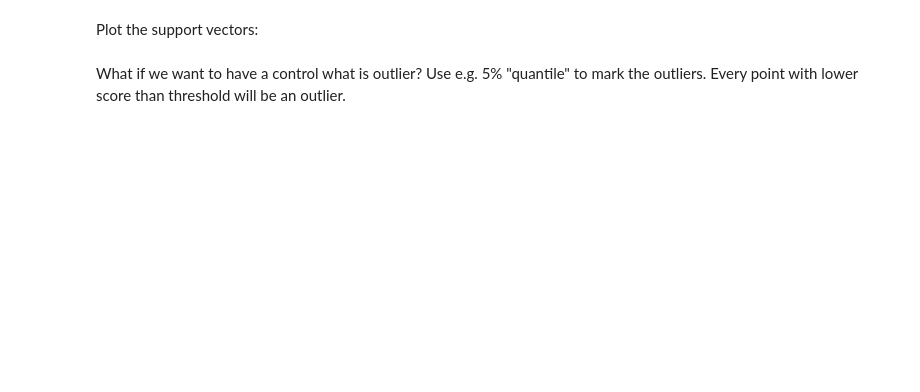
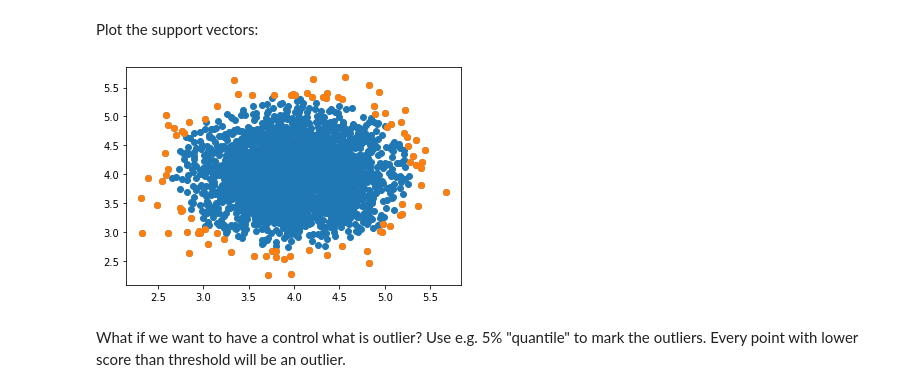
Before and after one commit to mkousal/MPA-MLF, a Jupyter notebook: Lab_3/SVM.ipynb, the cells around one changed output. Saved outputs shown, nothing was run; the diff lists cells and outputs as text; code cells hidden in the pictures; blank space fills up the shorter version.

```diff
--- a/Lab_3/SVM.ipynb
+++ b/Lab_3/SVM.ipynb
@@ -101,5 +139,13 @@ plt.show()
 # %% [markdown]
 Plot the support vectors:
+# %%
+supvectors2 = SVMmodelOne.support_vectors_
+plt.figure()
+plt.scatter(x[:,0], x[:,1])
+plt.scatter(supvectors2[:,0], supvectors2[:,1])
+plt.show()
+# %% [output]
+[figure, added]
 # %% [markdown]
 What if we want to have a control what is outlier? Use e.g. 5% "quantile" to mark the outliers. Every point with lower score than threshold will be an outlier.
 # %%
```
Also changed, not shown: parts of 9 cells of this notebook.
